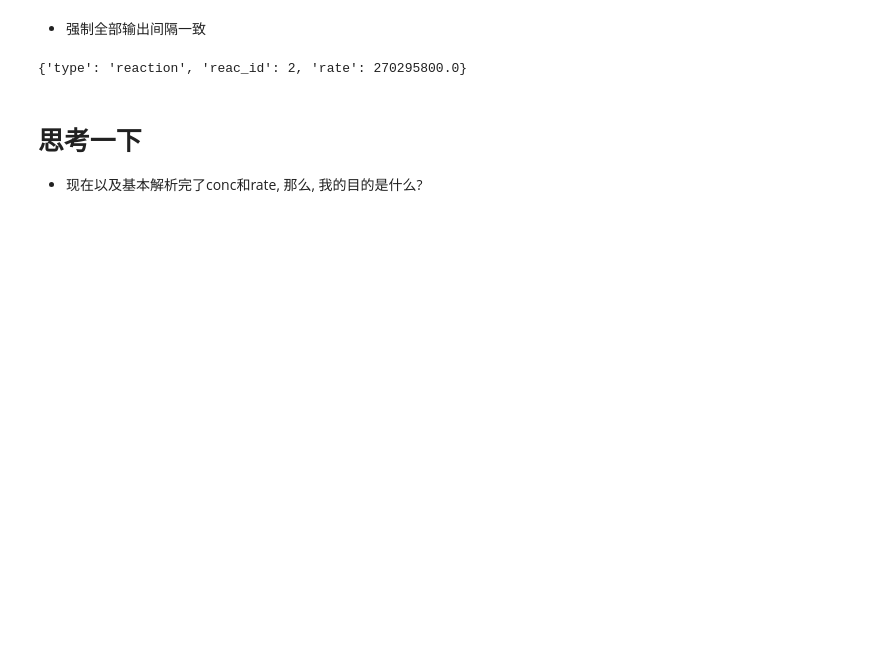
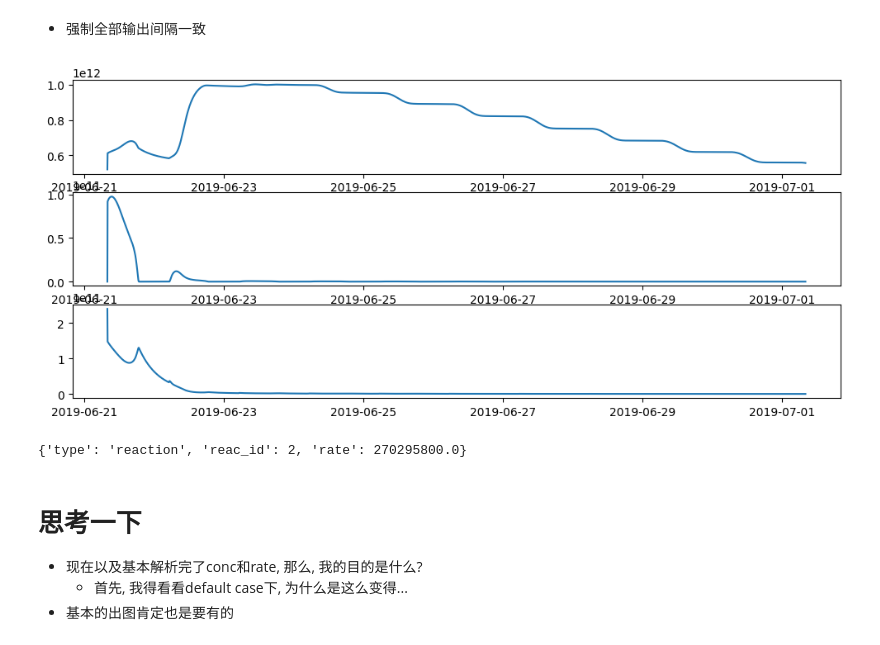
Before and after one commit to Roadelse/Auxer.AtChem2, a Jupyter notebook: J.dev.AtChem2Case.ipynb, the cells around one changed output. Cells and saved outputs as stored; diff of their text form; code cells hidden in the pictures; blank space fills up the shorter version.

```diff
--- a/J.dev.AtChem2Case.ipynb
+++ b/J.dev.AtChem2Case.ipynb
@@ -123,7 +123,7 @@ class AtChem2Case:
         df = pd.read_csv(conc_file, index_col=0, sep=r'\s+')
 
         for t in df.index:
-            frameG = rct[t]
+            frameG = self[t]
             for v in df.columns:
                 frameG.nodes[v]["conc"] = df.loc[t, v]
 
@@ -168,5 +168,24 @@ class AtChem2Case:
 
     def get_frame_from_idx(self, idx: int):
         return self.frames[self.timeseries[idx]]
+
+    def _get_conc(self, vn: str):
+        concs = []
+        for dtm, dg in self.frames.items():
+            val = dg.nodes[vn]["conc"]
+            concs.append(val)
+        return concs
+
+    def plot_conc(self, vns: list[str]):
+        fig, axs = plt.subplots(len(vns), 1, figsize=(12, 5))
+        if len(vns) > 1:
+            for i, v in enumerate(vns):
+                axs[i].plot(self.timeseries, self._get_conc(v))
+        else:
+            axs.plot(self.timeseries, self._get_conc(vns[0]))
 # %%
 rct = AtChem2Case("/home/roadelse/Model/AtChem2/AtChem2-1.2.2/model")
+# %%
+rct.plot_conc(["O3", "NO", "NO2"])
+# %% [output]
+[figure, added]
@@ -177,3 +198,5 @@ rct[300].reactions[1]
 # %% [markdown]
 # 思考一下
 + 现在以及基本解析完了conc和rate, 那么, 我的目的是什么?
+    + 首先, 我得看看default case下, 为什么是这么变得...
++ 基本的出图肯定也是要有的
```
Also changed, not shown: parts of 1 cell of this notebook, 1 other file.
